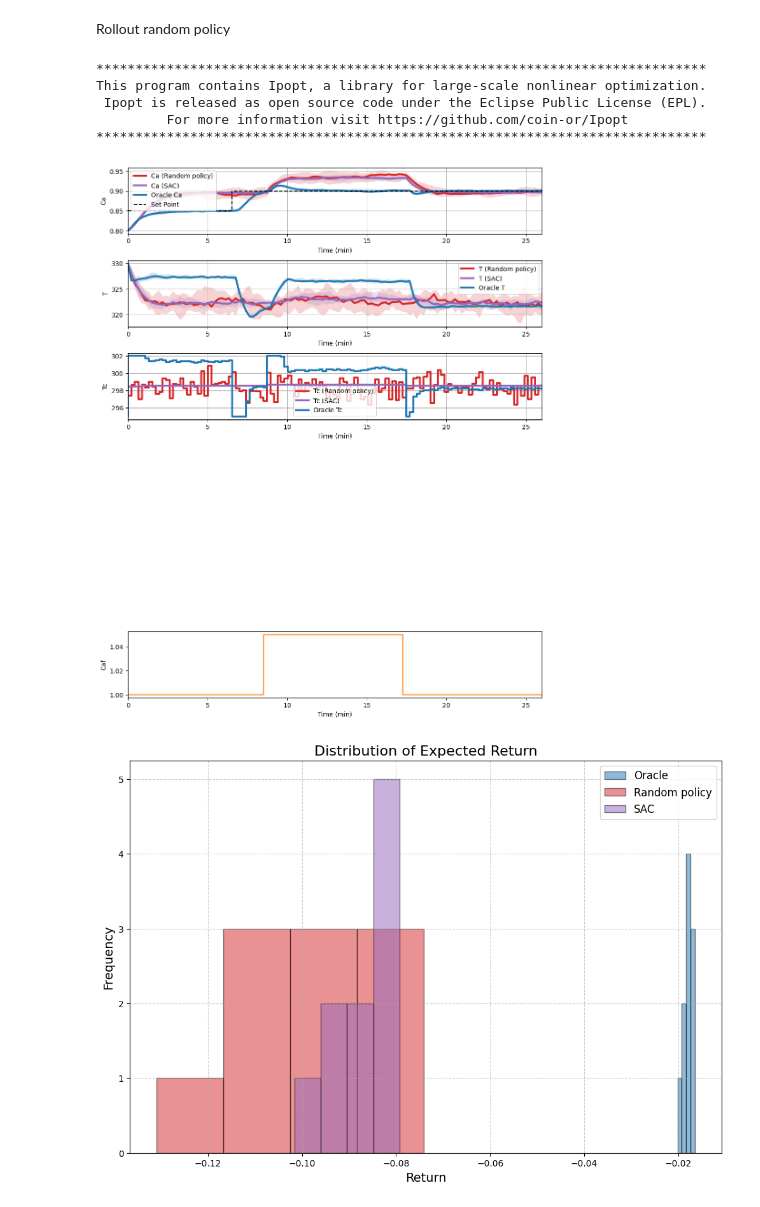
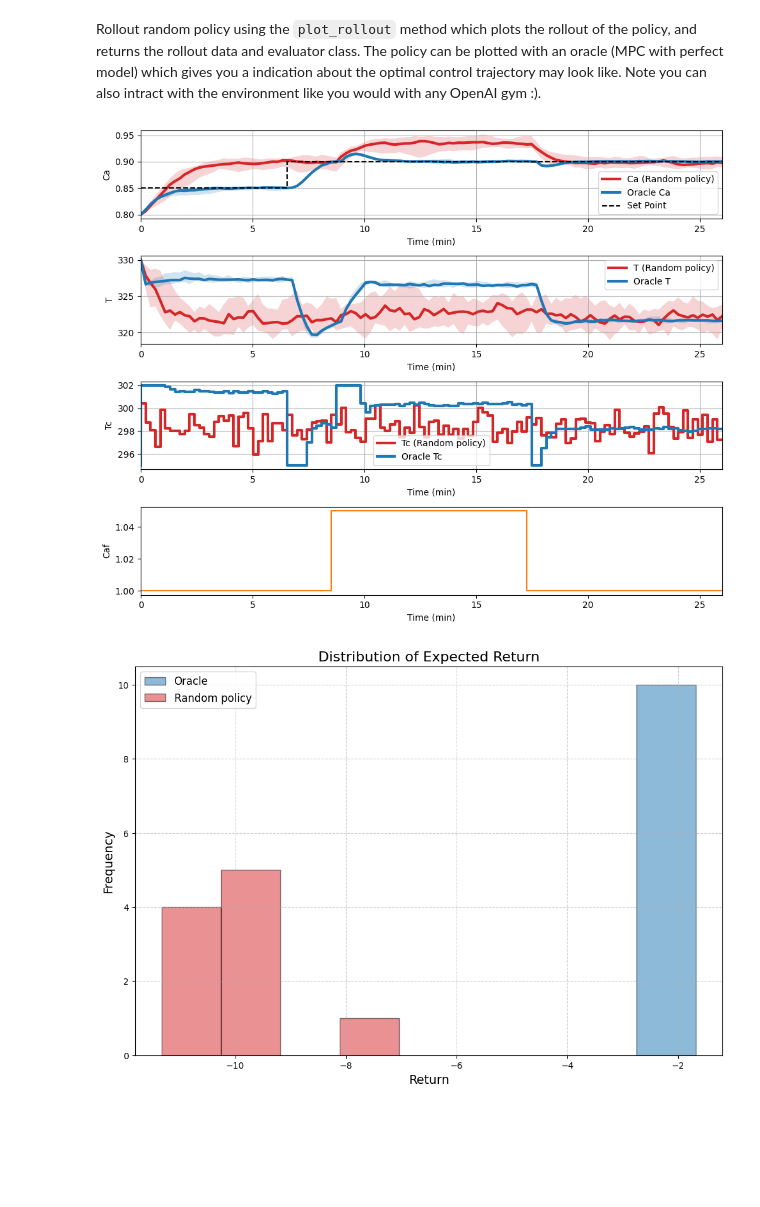
Before and after one commit to MaximilianB2/pc-gym, a Jupyter notebook: Control-Club-Challenge/PSE-Problem.ipynb, the cells around one changed output. Saved outputs shown, nothing was run; the diff lists cells and outputs as text; code cells hidden in the pictures; blank space fills up the shorter version.

```diff
--- a/Control-Club-Challenge/PSE-Problem.ipynb
+++ b/Control-Club-Challenge/PSE-Problem.ipynb
@@ -19 +23,43 @@ Define SP, reps, disturbance and reward...
+# %%
+# DO NOT CHANGE!
+T = 26
+nsteps = 120
+
+SP = {
+    'Ca': [0.85 for i in range(int(nsteps/4))] + [0.9 for i in range(int(3*nsteps/4))],
+}
+
+disturbance = {'Caf': np.repeat([1, 1.05, 1], [nsteps//3, nsteps//3, nsteps//3])}
+
+action_space = {
+    'low': np.array([295]),
+    'high':np.array([302])
+}
+#Continuous box observation space
+observation_space = {
+    'low' : np.array([0.7,300,0.8]),
+    'high' : np.array([1,350,0.9])
+}
+disturbance_space ={
+  'low': np.array([1]),
+  'high': np.array([1.05])
+}
+env_params = {
+    'N': nsteps,
+    'tsim':T,
+    'SP':SP,
+    'o_space' : observation_space,
+    'a_space' : action_space,
+    'x0': np.array([0.8,330,0.8]),
+    'r_scale': {'Ca':100},
+    'model': 'cstr_ode',
+    'normalise_a': True,
+    'normalise_o':True,
+    'noise':True,
+    'integration_method': 'casadi',
+    'noise_percentage':0.001,
+    'disturbance_bounds':disturbance_space,
+    'disturbances': disturbance
+}
+env = make_env(env_params)
 # %% [markdown]
@@ -96,12 +76,7 @@ model.learn(total_timesteps=1e4)
-# %% [markdown]
-Rollout random policy
+# %% [markdown]
+Rollout random policy using the `plot_rollout` method which plots the rollout of the policy, and returns the rollout data and evaluator class. The policy can be plotted with an oracle (MPC with perfect model) which gives you a indication about the optimal control trajectory may look like. Note you can also intract with the environment like you would with any OpenAI gym :).
 # %%
-env.plot_rollout({'Random policy':policy,'SAC':model},10,oracle = True,dist_reward=True,MPC_params={'N':10,'R':0.001})
+data, eval = env.plot_rollout({'Random policy':policy}, reps = 10, oracle = True, dist_reward=True, MPC_params={'N':10,'R':0.1})
 # %% [output]
-******************************************************************************
-This program contains Ipopt, a library for large-scale nonlinear optimization.
- Ipopt is released as open source code under the Eclipse Public License (EPL).
-         For more information visit https://github.com/coin-or/Ipopt
-******************************************************************************
-[figure, old version]
+[figure, new version]
-[figure, old version]
+[figure, new version]
```
Also changed, not shown: parts of 17 cells of this notebook, 2 other files.
